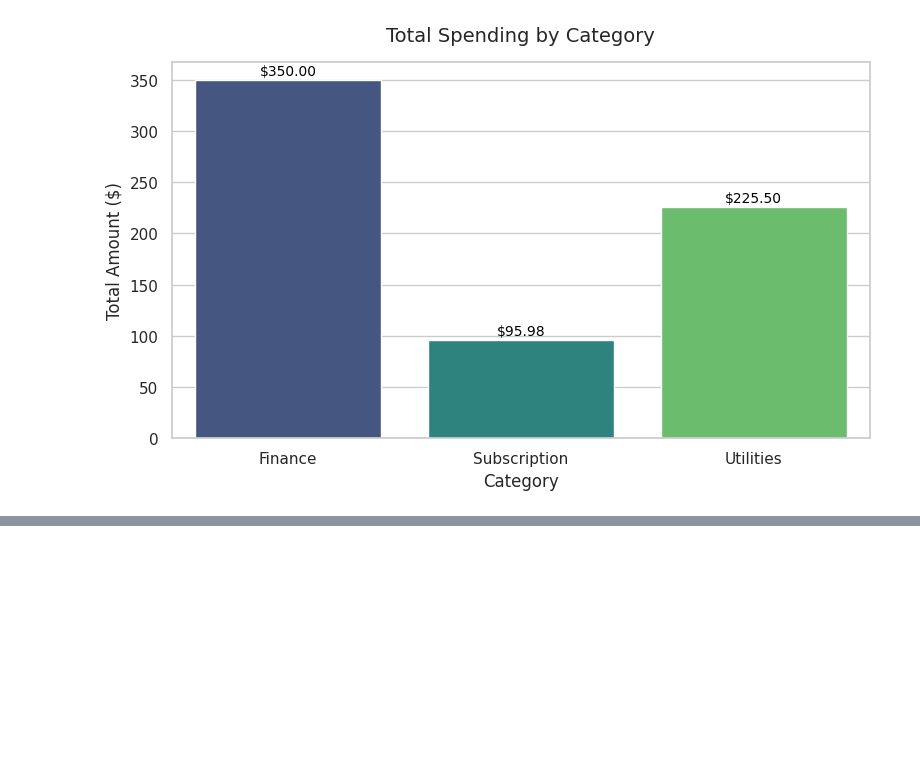
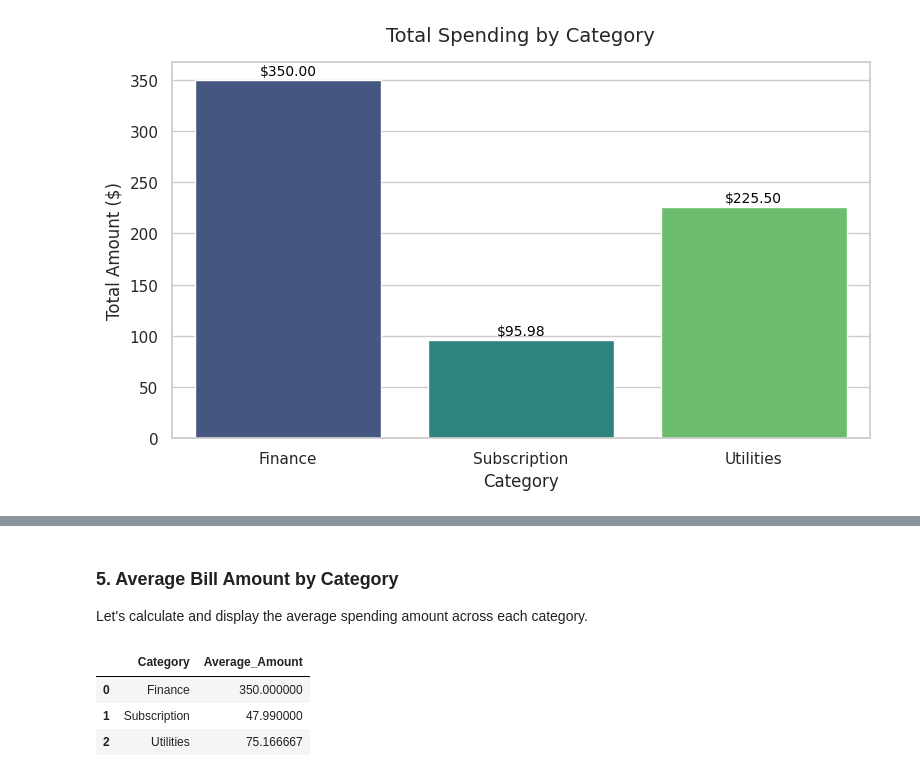
Before and after one commit to JacekDrzycimski/6tunnel, a Jupyter notebook: Bills_1.ipynb, the cells around one changed output, grey strips where cells are left out. Cells and saved outputs as stored; diff of their text form; code cells hidden in the pictures; blank space fills up the shorter version.

```diff
--- a/Bills_1.ipynb
+++ b/Bills_1.ipynb
@@ -107,0 +141,14 @@ plt.show()
+# %% [markdown]
+### 5. Average Bill Amount by Category
+Let's calculate and display the average spending amount across each category.
+# %%
+# Group by Category and calculate the average bill amount
+average_category_billing = df.groupby('Category')['Amount'].mean().reset_index(name='Average_Amount')
+
+# Display the summary table
+display(average_category_billing)
+# %% [output]
+|  | Category | Average_Amount |
+| 0 | Finance | 350.000000 |
+| 1 | Subscription | 47.990000 |
+| 2 | Utilities | 75.166667 |
```
Also changed, not shown: parts of 5 cells of this notebook.
